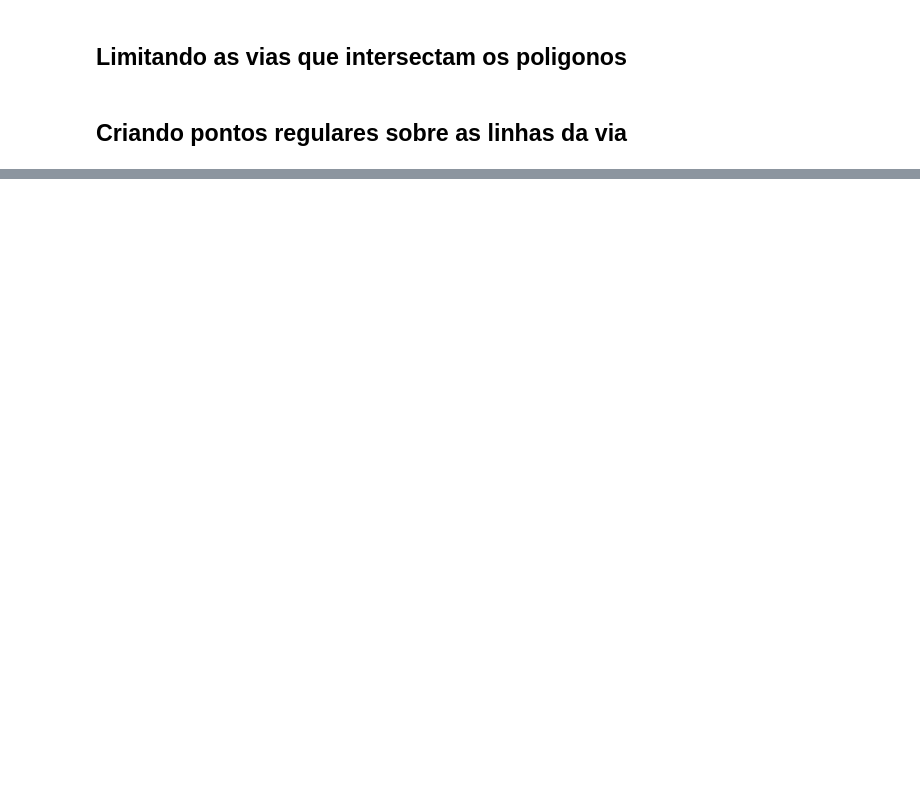
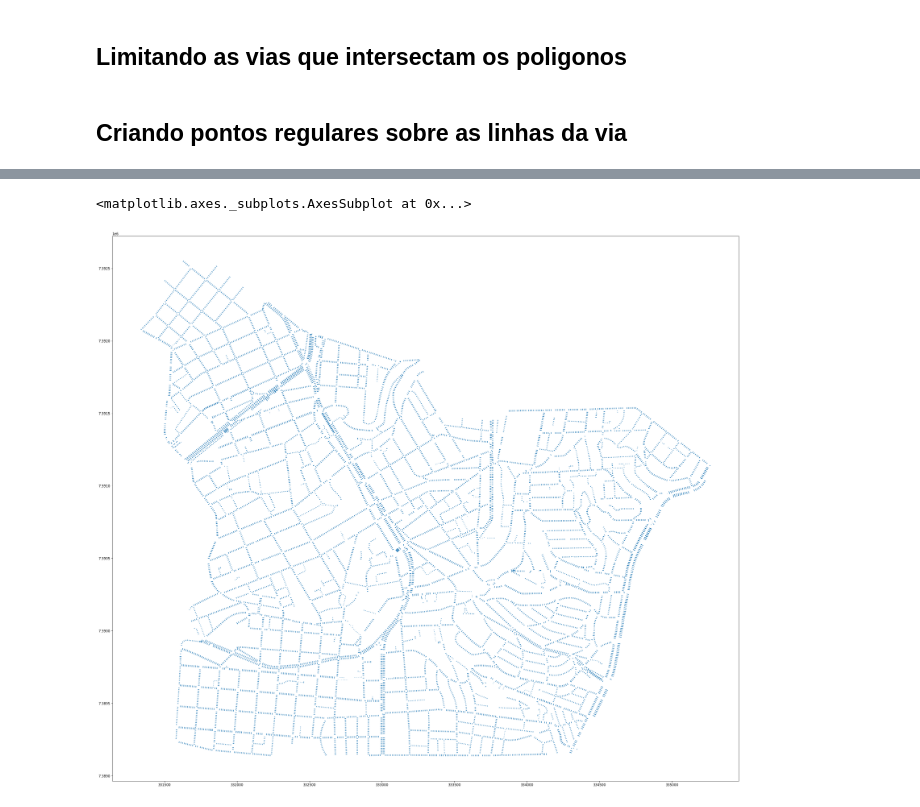
Before and after one commit to geoinfo-smdu/Poligono-de-vias, a Jupyter notebook: Calculando largura das vias.ipynb, the cells around one changed output, grey strips where cells are left out. Drawn from its saved outputs; the diff is of its cells as text; code cells hidden in the pictures; blank space fills up the shorter version.

```diff
--- a/Calculando largura das vias.ipynb
+++ b/Calculando largura das vias.ipynb
@@ -201,0 +119,2 @@ Name: geometry, Length: 12064, dtype: geometry
+# %%
+df_point_to_border = gpd.sjoin(df_points[~df_points.is_empty].reset_index(drop=True).explode(), df_pvias, op='within')
@@ -201,0 +128,11 @@ Name: geometry, Length: 12064, dtype: geometry
+# %%
+def calc_distancia(p):
+    try:
+        l_dist = LineString([nearest_points(p.geometry, p.geometry_bordas[0])[1],
+                             nearest_points(p.geometry, p.geometry_bordas[1])[1]])
+        if p.geometry.distance(l_dist) < 1:
+            return l_dist
+    except:
+        print(p)
+
+df_dists = gpd.GeoDataFrame(geometry=df_point_to_border.apply(lambda x: calc_distancia(x), axis=1))
@@ -201,0 +157,5 @@ Name: geometry, Length: 12064, dtype: geometry
+# %%
+df_dists.plot()
+# %% [output]
+<matplotlib.axes._subplots.AxesSubplot at 0x...>
+[figure, added]
```
Also changed, not shown: parts of 49 cells of this notebook, 6 other files.
